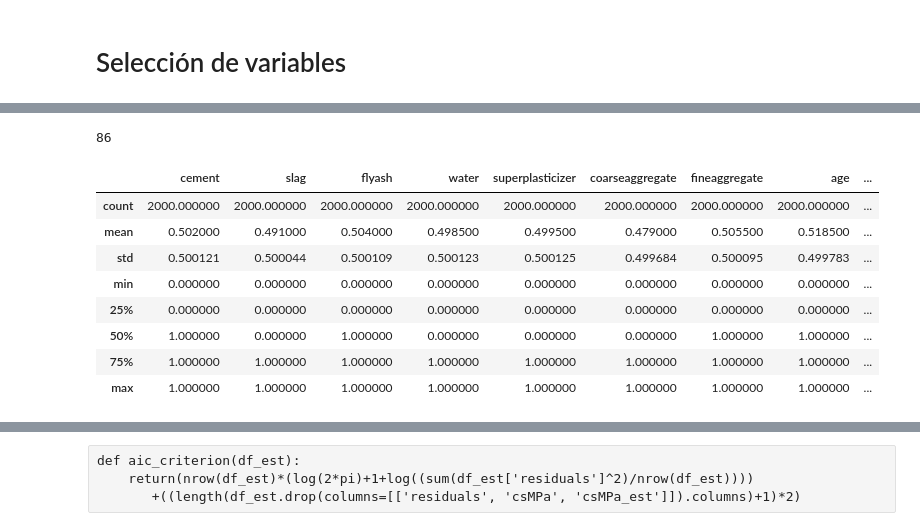
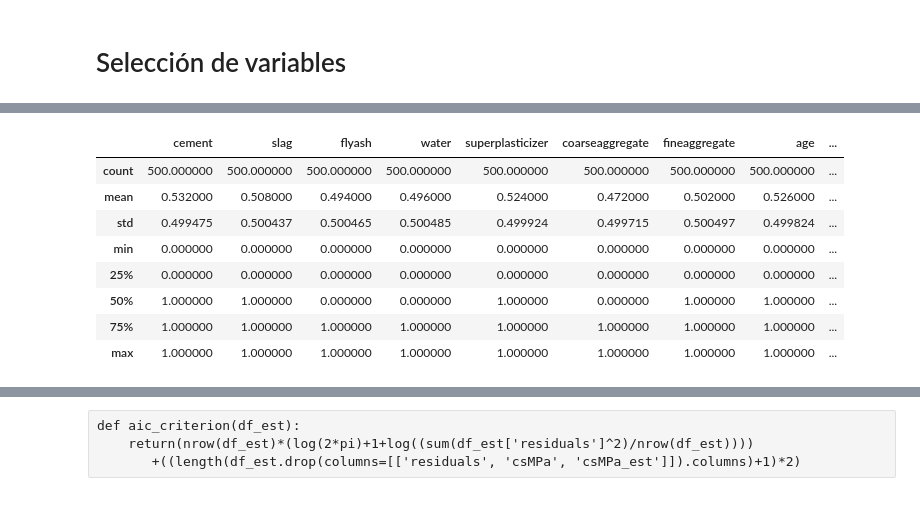
Before and after one commit to afvar/Concrete-Strength-Estimation-using-Intelligent-Systems, a Jupyter notebook: Genetic_Algorithms.ipynb, the cells around one changed output, grey strips where cells are left out. Cells and saved outputs as stored; diff of their text form; code cells hidden in the pictures.

```diff
--- a/Genetic_Algorithms.ipynb
+++ b/Genetic_Algorithms.ipynb
@@ -88,21 +76,18 @@ df.describe()
-# %%
-explicativas = list(df.drop(columns=['csMPa']).columns)
-len(explicativas)
-# %% [output]
-86
 # %%
 ## Generar Dataframe aleatorio para Seleccion de Variables
 
 np.random.seed(1984)
-df_explicativas = pd.DataFrame(np.random.randint(2,size=(2000, len(explicativas))), columns=explicativas)
-df_explicativas.describe()
+
+explicativas = list(df.drop(columns=['csMPa']).columns)
+df_explicativas = pd.DataFrame(np.random.randint(2,size=(500, len(explicativas))), columns=explicativas)
+df_explicativas['aic'] = 200000
 # %% [output]
 |  | cement | slag | flyash | water | superplasticizer | coarseaggregate | fineaggregate | age | ... |
-| count | 2000.000000 | 2000.000000 | 2000.000000 | 2000.000000 | 2000.000000 | 2000.000000 | 2000.000000 | 2000.000000 | ... |
-| mean | 0.502000 | 0.491000 | 0.504000 | 0.498500 | 0.499500 | 0.479000 | 0.505500 | 0.518500 | ... |
-| std | 0.500121 | 0.500044 | 0.500109 | 0.500123 | 0.500125 | 0.499684 | 0.500095 | 0.499783 | ... |
+| count | 500.000000 | 500.000000 | 500.000000 | 500.000000 | 500.000000 | 500.000000 | 500.000000 | 500.000000 | ... |
+| mean | 0.532000 | 0.508000 | 0.494000 | 0.496000 | 0.524000 | 0.472000 | 0.502000 | 0.526000 | ... |
+| std | 0.499475 | 0.500437 | 0.500465 | 0.500485 | 0.499924 | 0.499715 | 0.500497 | 0.499824 | ... |
 | min | 0.000000 | 0.000000 | 0.000000 | 0.000000 | 0.000000 | 0.000000 | 0.000000 | 0.000000 | ... |
 | 25% | 0.000000 | 0.000000 | 0.000000 | 0.000000 | 0.000000 | 0.000000 | 0.000000 | 0.000000 | ... |
-| 50% | 1.000000 | 0.000000 | 1.000000 | 0.000000 | 0.000000 | 0.000000 | 1.000000 | 1.000000 | ... |
+| 50% | 1.000000 | 1.000000 | 0.000000 | 0.000000 | 1.000000 | 0.000000 | 1.000000 | 1.000000 | ... |
 | 75% | 1.000000 | 1.000000 | 1.000000 | 1.000000 | 1.000000 | 1.000000 | 1.000000 | 1.000000 | ... |
 | max | 1.000000 | 1.000000 | 1.000000 | 1.000000 | 1.000000 | 1.000000 | 1.000000 | 1.000000 | ... |
```
Also changed, not shown: parts of 6 cells of this notebook, 2 other files.
